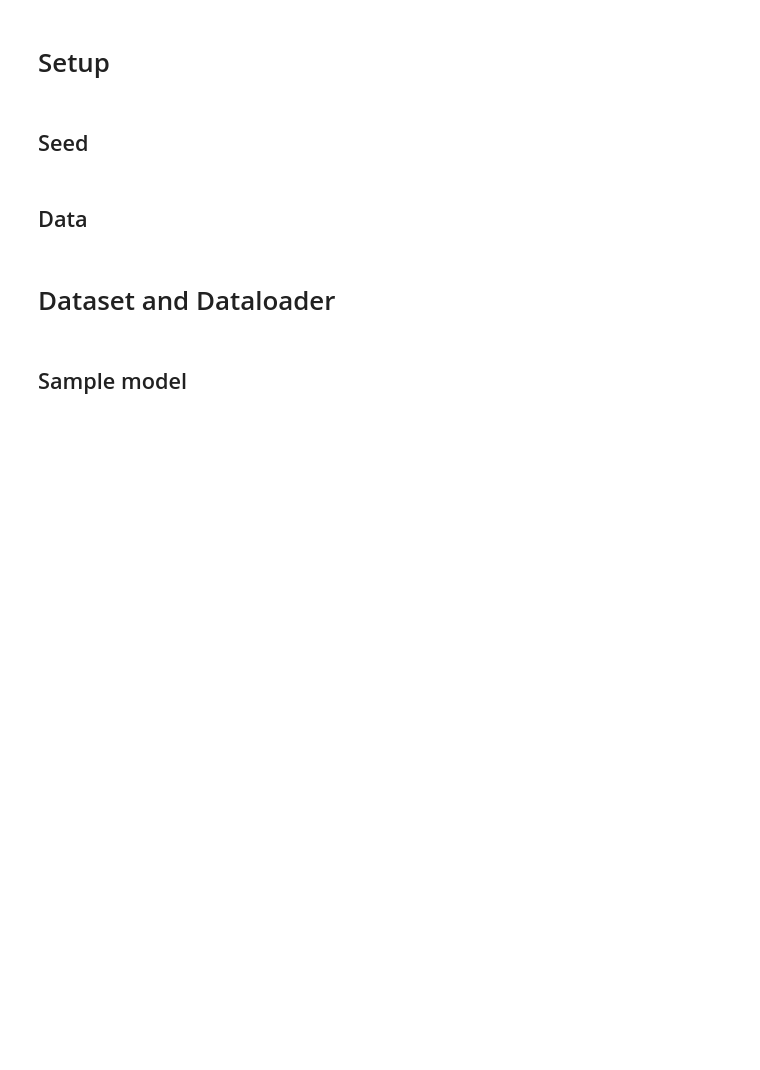
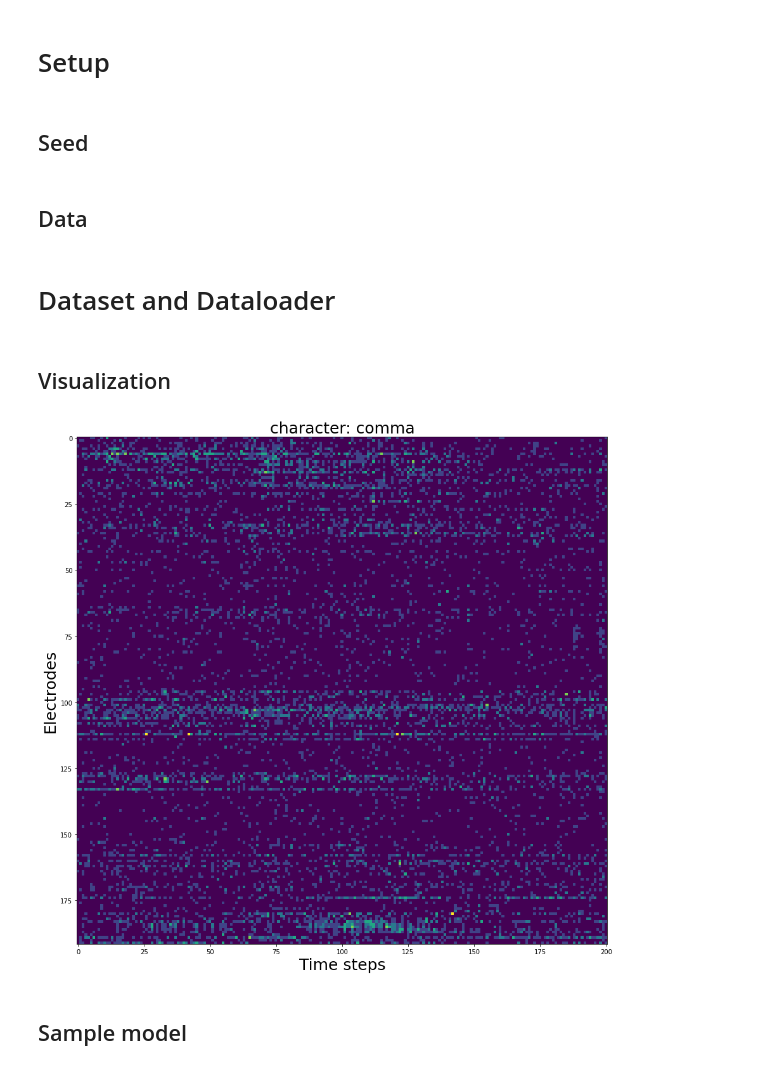
Before and after one commit to AnukoolPurohit/NMA-HandWriting-BCI, a Jupyter notebook: nbs/03_BasicModelAndTrainingLoop.ipynb, the cells around one changed output. Cells and saved outputs as stored; diff of their text form; code cells hidden in the pictures; blank space fills up the shorter version.

```diff
--- a/nbs/03_BasicModelAndTrainingLoop.ipynb
+++ b/nbs/03_BasicModelAndTrainingLoop.ipynb
@@ -60,2 +47,9 @@ plot_electrode_data(X[0].squeeze(0), y[0])
+# %% [markdown]
+## Visualization
+# %%
+plot_electrode_data(X[0].squeeze(0), y[0],
+                    deproc_label=neuro_dataset.target_transform.deprocess)
+# %% [output]
+[figure, added]
 # %% [markdown]
 ## Sample model
```
Also changed, not shown: parts of 33 cells of this notebook, 2 other files.
